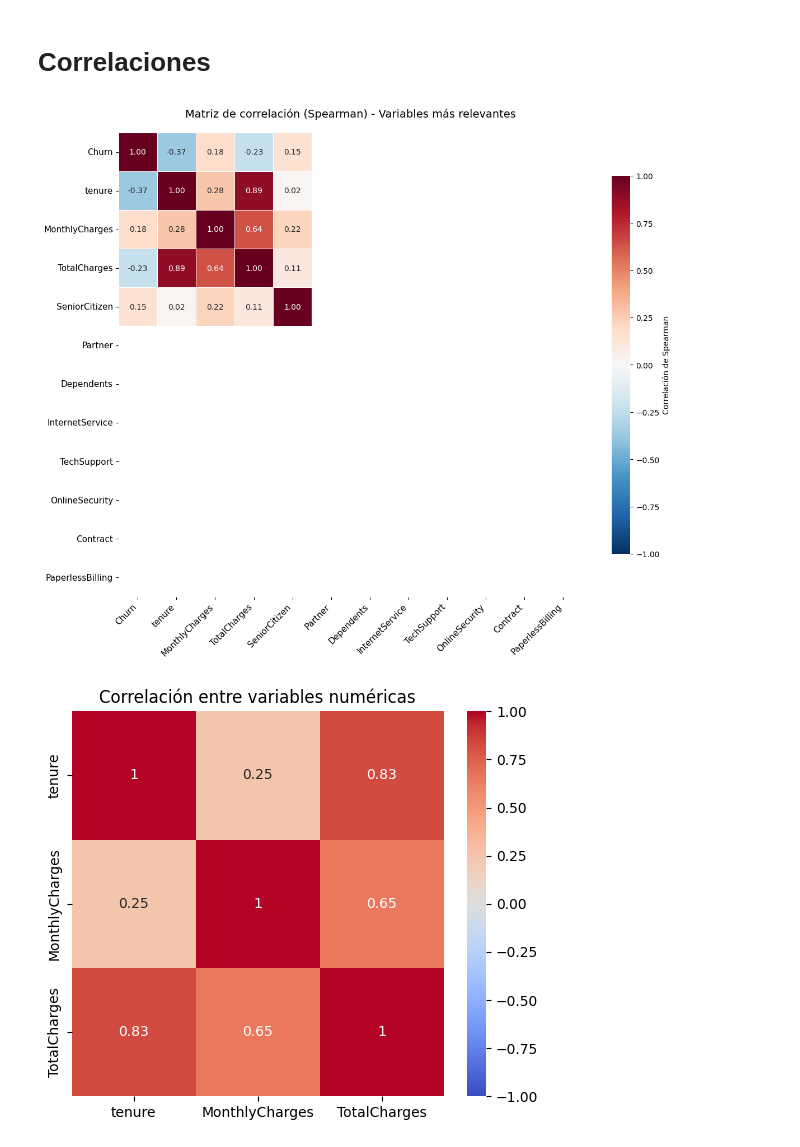
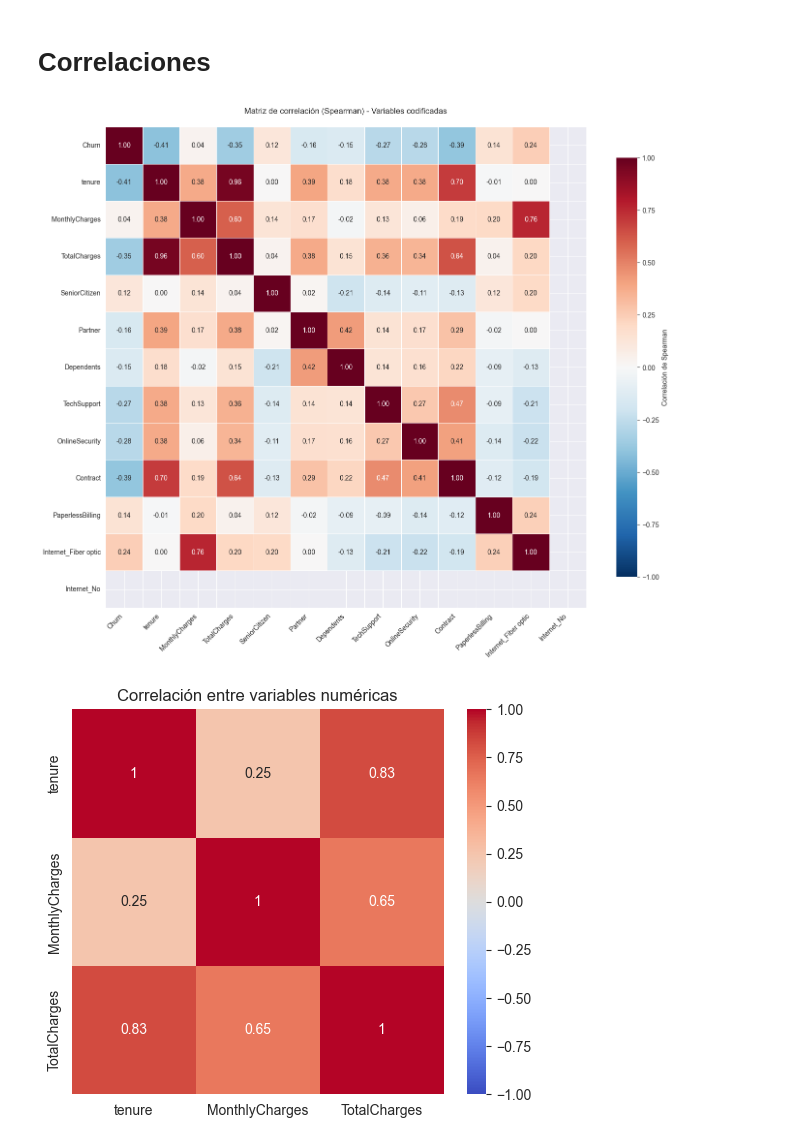
Before and after one commit to DDev-max/ProyectoB_ChurnClientes, a Jupyter notebook: notebooks/EDA.ipynb, the cells around one changed output. Drawn from its saved outputs; the diff is of its cells as text; code cells hidden in the pictures.

```diff
--- a/notebooks/EDA.ipynb
+++ b/notebooks/EDA.ipynb
@@ -145,52 +145,74 @@ plot_stacked_percentage(df, 'Contract')
 # %% [markdown]
 # Correlaciones
 # %%
+
 cols_importantes = [
-    'Churn',
-    'tenure',
-    'MonthlyCharges',
-    'TotalCharges',
-    'SeniorCitizen',
-    'Partner',
-    'Dependents',
-    'InternetService',
-    'TechSupport',
-    'OnlineSecurity',
-    'Contract',
-    'PaperlessBilling'
+    'Churn', 'tenure', 'MonthlyCharges', 'TotalCharges', 'SeniorCitizen',
+    'Partner', 'Dependents', 'InternetService', 'TechSupport',
+    'OnlineSecurity', 'Contract', 'PaperlessBilling'
 ]
 
 df_corr = df[cols_importantes].copy()
 
 
+num_cols = ['tenure', 'MonthlyCharges', 'TotalCharges']
+for col in num_cols:
+    df_corr[col] = pd.to_numeric(df_corr[col], errors='coerce')
+
+
+si_no = ['Churn', 'Partner', 'Dependents', 'TechSupport',
+         'OnlineSecurity', 'PaperlessBilling']
+for col in si_no:
+    df_corr[col] = df_corr[col].map({'Yes': 1, 'No': 0})
+
+
+df_corr['SeniorCitizen'] = pd.to_numeric(df_corr['SeniorCitizen'], errors='coerce')
+
+# --- 4. Contract (ordinal) ---
+df_corr['Contract'] = df_corr['Contract'].map({
+    'Month-to-month': 0,
+    'One year': 1,
+    'Two year': 2
+})
+
+
+internet_dummies = pd.get_dummies(df_corr['InternetService'],
+                                  prefix='Internet',
+                                  drop_first=True)
+df_corr = pd.concat([df_corr.drop('InternetService', axis=1),
+                     internet_dummies], axis=1)
+
+
+df_corr = df_corr.dropna()
+
+
 corr = df_corr.corr(method='spearman')
 
-
-plt.figure(figsize=(12, 10))
-sns.heatmap(corr,
-            annot=True,
-            fmt='.2f',
-            cmap='RdBu_r',
-            center=0,
-            vmin=-1,
-            vmax=1,
-            square=True,
-            linewidths=0.5,
+# --- 8. Visualizar ---
+plt.figure(figsize=(14, 12))
+sns.heatmap(corr, annot=True, fmt='.2f', cmap='RdBu_r', center=0,
+            vmin=-1, vmax=1, square=True, linewidths=0.5,
             cbar_kws={'shrink': 0.8, 'label': 'Correlación de Spearman'})
-plt.title('Matriz de correlación (Spearman) - Variables más relevantes', fontsize=14, pad=20)
-plt.xticks(rotation=45, ha='right', fontsize=11)
-plt.yticks(fontsize=11)
+plt.title('Matriz de correlación (Spearman) - Variables codificadas', pad=20)
+plt.xticks(rotation=45, ha='right')
 plt.tight_layout()
 plt.show()
 # %% [output]
-[figure, old version]
+[figure, new version]
 # %%
 num_cols = ['tenure', 'MonthlyCharges', 'TotalCharges']
-corr_matrix = df[num_cols].corr()
+
+df[num_cols] = df[num_cols].apply(pd.to_numeric, errors='coerce')
+
+
+df_clean = df[num_cols].dropna()
+
+corr_matrix = df_clean.corr()
+
 plt.figure(figsize=(6,5))
 sns.heatmap(corr_matrix, annot=True, cmap='coolwarm', center=0, vmin=-1, vmax=1)
 plt.title('Correlación entre variables numéricas')
 plt.show()
 # %% [output]
-[figure, old version]
+[figure, new version]
 # %%
```
Also changed, not shown: parts of 13 cells of this notebook.
